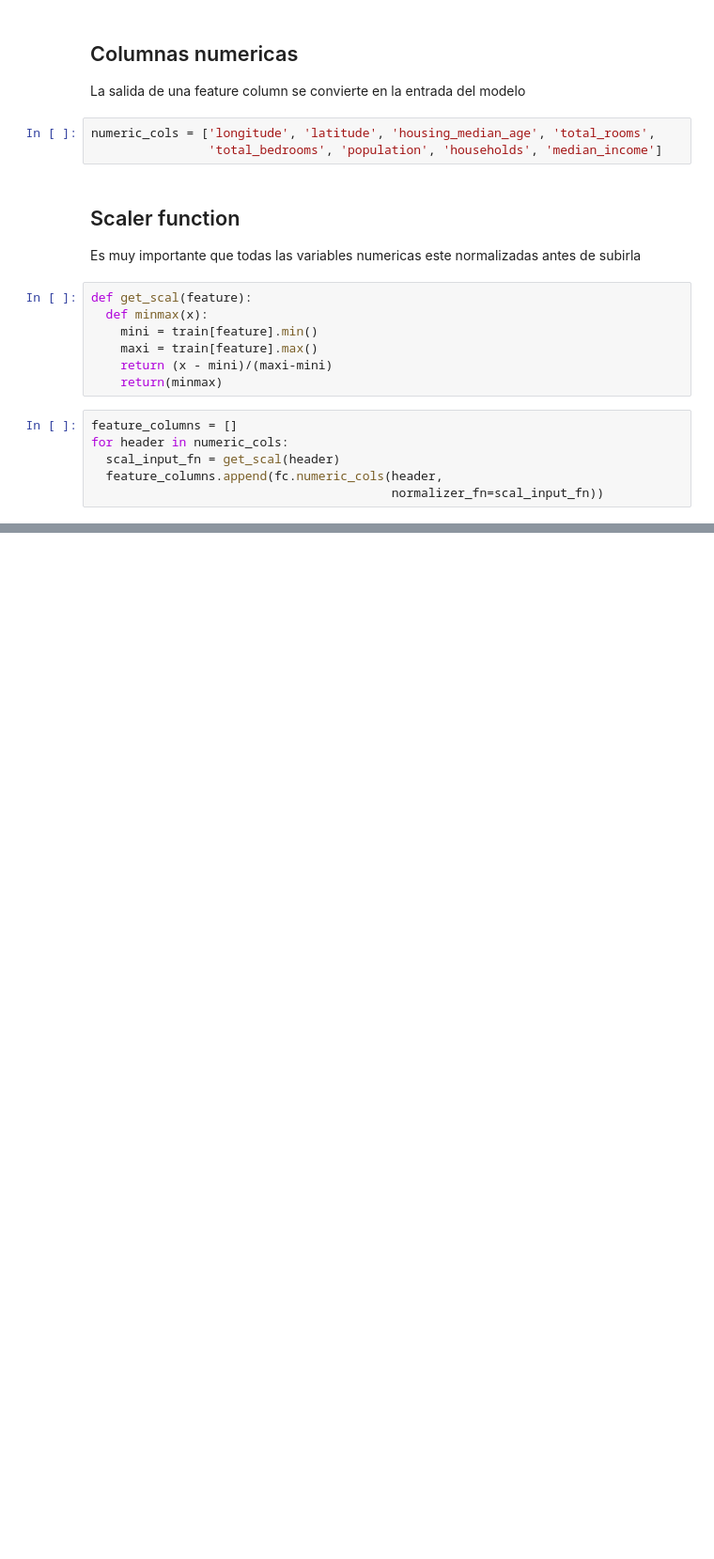
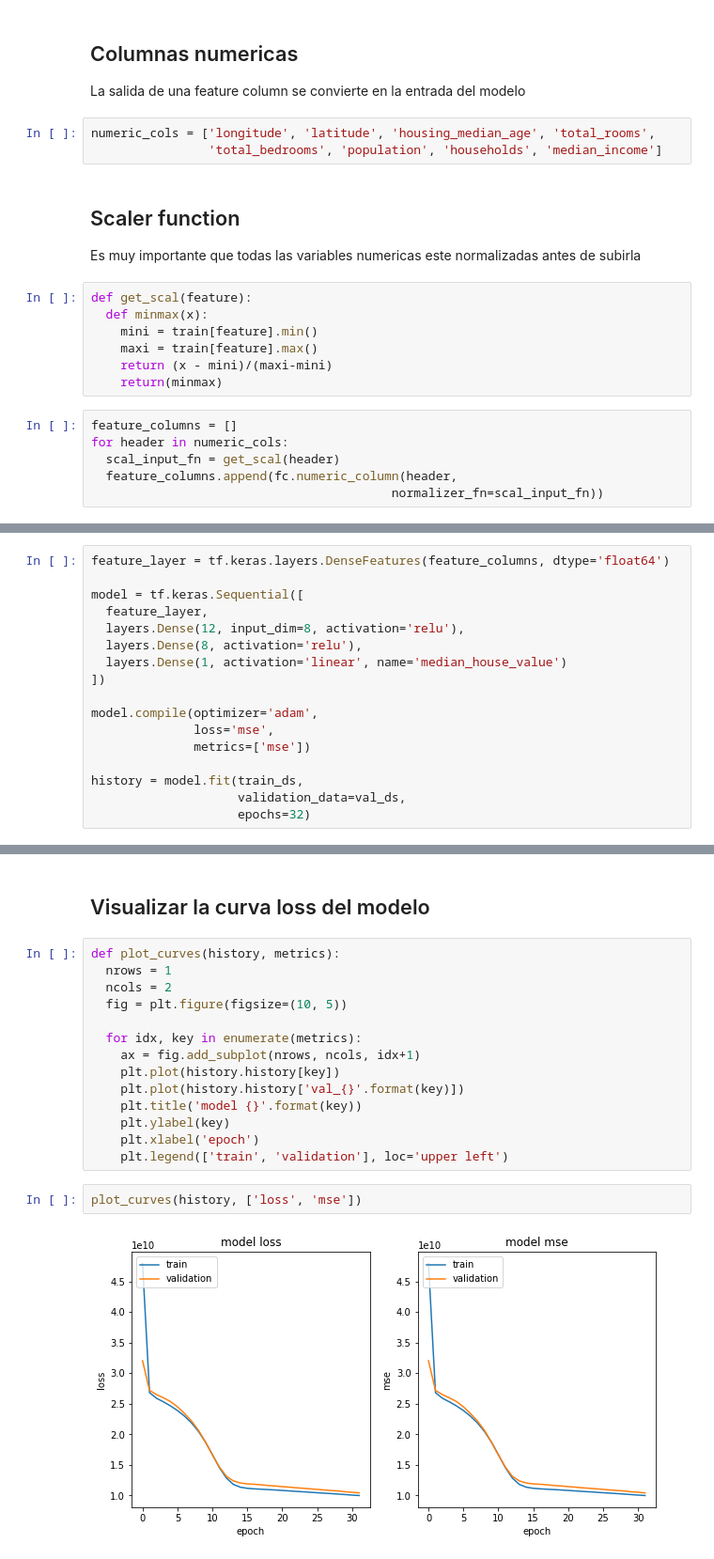
Before and after one commit to arandi-ar/feature_engineering-, a Jupyter notebook: Basic_Feature_Engineering_in_Keras.ipynb, the cells around one changed output, grey strips where cells are left out. Shown at 94% size. Saved outputs shown, nothing was run; the diff lists cells and outputs as text; blank space fills up the shorter version.

```diff
--- a/Basic_Feature_Engineering_in_Keras.ipynb
+++ b/Basic_Feature_Engineering_in_Keras.ipynb
@@ -147,5 +148,5 @@ def get_scal(feature):
 feature_columns = []
 for header in numeric_cols:
   scal_input_fn = get_scal(header)
-  feature_columns.append(fc.numeric_cols(header,
+  feature_columns.append(fc.numeric_column(header,
                                          normalizer_fn=scal_input_fn))
@@ -153,0 +159,17 @@ NameError: ignored
+# %%
+feature_layer = tf.keras.layers.DenseFeatures(feature_columns, dtype='float64')
+
+model = tf.keras.Sequential([
+  feature_layer,
+  layers.Dense(12, input_dim=8, activation='relu'),
+  layers.Dense(8, activation='relu'),
+  layers.Dense(1, activation='linear', name='median_house_value')
+])
+
+model.compile(optimizer='adam',
+              loss='mse',
+              metrics=['mse'])
+
+history = model.fit(train_ds,
+                    validation_data=val_ds,
+                    epochs=32)
@@ -153,0 +200,20 @@ NameError: ignored
+# %% [markdown]
+## Visualizar la curva loss del modelo
+# %%
+def plot_curves(history, metrics):
+  nrows = 1
+  ncols = 2
+  fig = plt.figure(figsize=(10, 5))
+
+  for idx, key in enumerate(metrics):
+    ax = fig.add_subplot(nrows, ncols, idx+1)
+    plt.plot(history.history[key])
+    plt.plot(history.history['val_{}'.format(key)])
+    plt.title('model {}'.format(key))
+    plt.ylabel(key)
+    plt.xlabel('epoch')
+    plt.legend(['train', 'validation'], loc='upper left')
+# %%
+plot_curves(history, ['loss', 'mse'])
+# %% [output]
+[figure, added]
```
Also changed, not shown: parts of 28 cells of this notebook.
